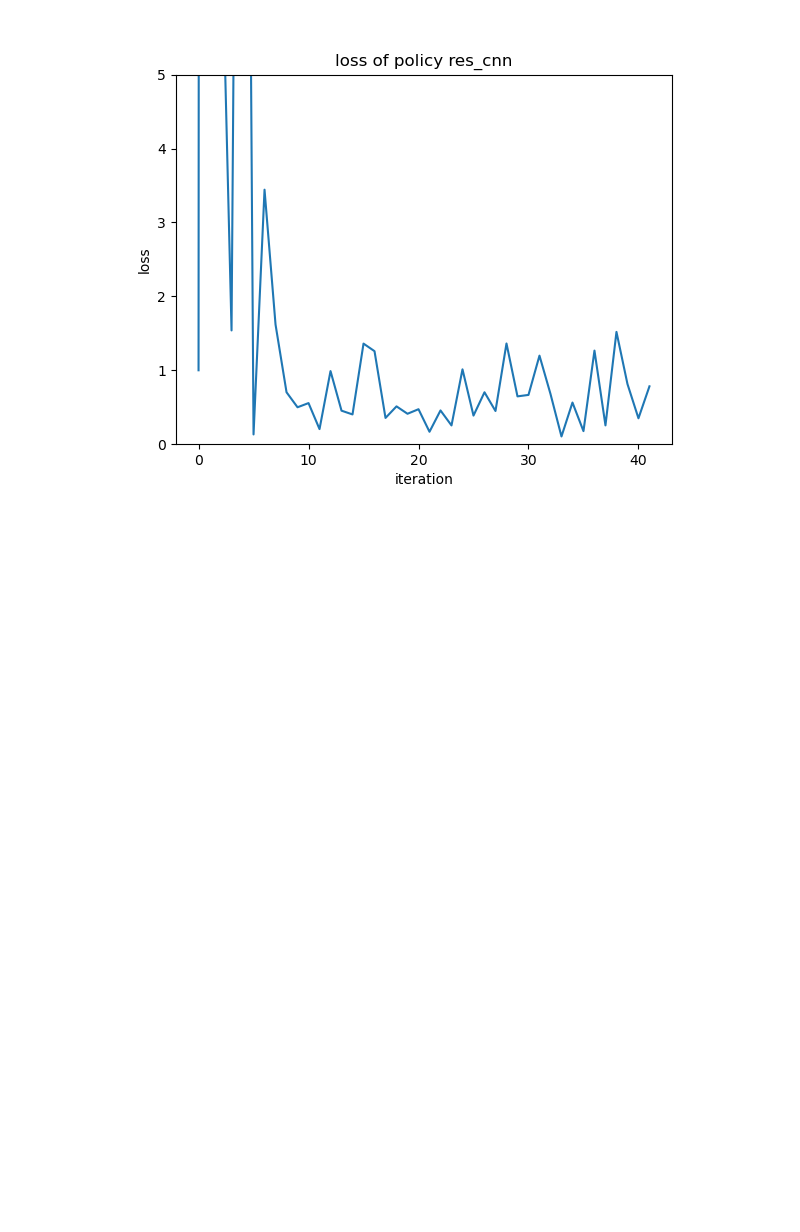
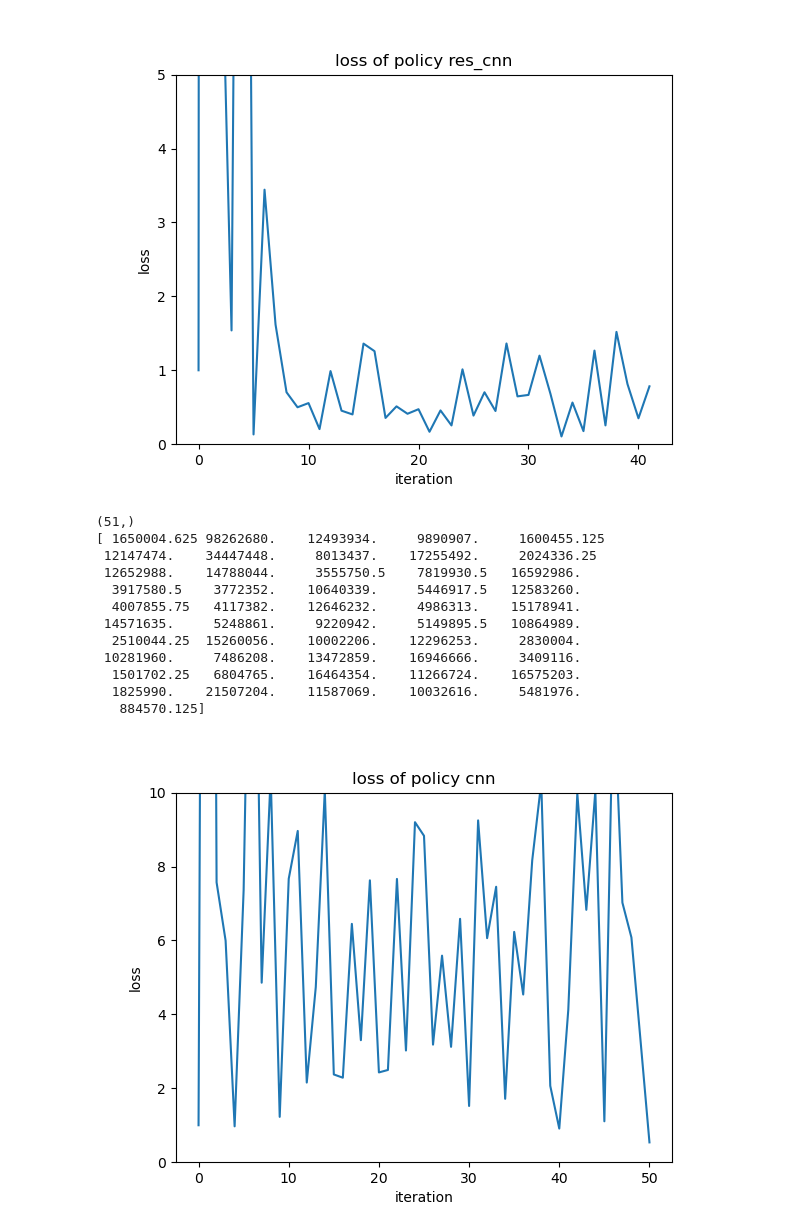
Before and after one commit to Zhou-spec/OTC_Marketing_Making, a Jupyter notebook: initial_loss_convergence.ipynb, the cells around one changed output. Cells and saved outputs as stored; diff of their text form; code cells hidden in the pictures; blank space fills up the shorter version.

```diff
--- a/initial_loss_convergence.ipynb
+++ b/initial_loss_convergence.ipynb
@@ -62,3 +62,32 @@ plt.show()
  1.10907680e+07 2.22854300e+06 1.33068190e+07 7.13398500e+06
  3.07027950e+06 6.85798950e+06]
 [figure]
+# %%
+
+loss_cnn = np.load('loss_cnn.npy')
+print(loss_cnn.shape)
+print(loss_cnn)
+
+x = [i / loss_cnn[0] for i in loss_cnn]
+#draw the figure
+plt.figure()
+plt.plot(x)
+plt.xlabel('iteration')
+plt.ylabel('loss')
+plt.title('loss of policy cnn')
+plt.ylim(0, 10)
+plt.show()
+# %% [output]
+(51,)
+[ 1650004.625 98262680.    12493934.     9890907.     1600455.125
+ 12147474.    34447448.     8013437.    17255492.     2024336.25
+ 12652988.    14788044.     3555750.5    7819930.5   16592986.
+  3917580.5    3772352.    10640339.     5446917.5   12583260.
+  4007855.75   4117382.    12646232.     4986313.    15178941.
+ 14571635.     5248861.     9220942.     5149895.5   10864989.
+  2510044.25  15260056.    10002206.    12296253.     2830004.
+ 10281960.     7486208.    13472859.    16946666.     3409116.
+  1501702.25   6804765.    16464354.    11266724.    16575203.
+  1825990.    21507204.    11587069.    10032616.     5481976.
+   884570.125]
+[figure, added]
```
Also changed, not shown: 1 other file.
